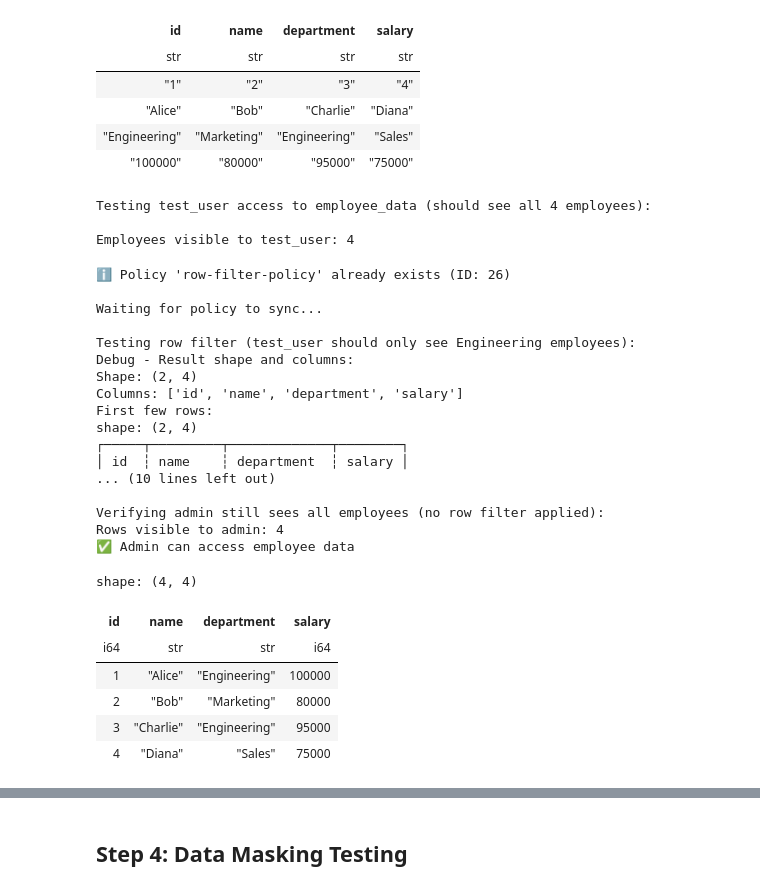
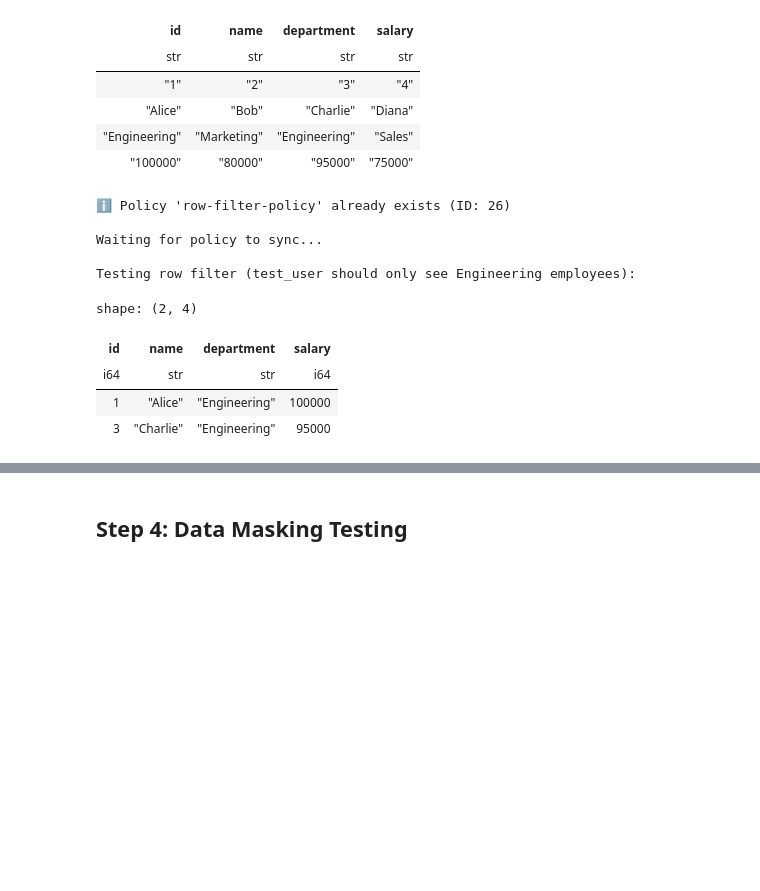
Before and after one commit to unknowntpo/gravitino-playground, a Jupyter notebook: init/jupyter/authorization/ranger-trino-authorization-test.ipynb, the cells around one changed output, grey strips where cells are left out. Cells and saved outputs as stored; diff of their text form; code cells hidden in the pictures; blank space fills up the shorter version.

Commit message:
feat: jupyter: fix data masking

```diff
--- a/init/jupyter/authorization/ranger-trino-authorization-test.ipynb
+++ b/init/jupyter/authorization/ranger-trino-authorization-test.ipynb
@@ -457,15 +451,11 @@ print("Testing test_user access to employee_data (should see all 4 employees):")
 result = execute_trino_query("SELECT * FROM memory.default.employee_data", user="test_user")
 result
 
-if isinstance(result, pl.DataFrame):
-    employee_count = len(result)
-    print(f"\nEmployees visible to test_user: {employee_count}")
-else:
-    print("\nUnable to count employees (possibly an error occurred)")
+assert isinstance(result, pl.DataFrame), f"Expected DataFrame, got: {type(result)}"
+employee_count = len(result)
+print(f"\nEmployees visible to test_user: {employee_count}")
+assert employee_count == 4, f"Should see all 4 employees initially, got: {employee_count}"
+print("✅ test_user can see all employee data before row filtering is applied")
-# %% [output]
-Testing test_user access to employee_data (should see all 4 employees):
-
-Employees visible to test_user: 4
 # %%
 # Create row filter policy to show only Engineering department
 row_filter_policy = {
@@ -490,91 +480,33 @@ row_filter_policy = {
         }
     },
     "rowFilterPolicyItems": [{
         "accesses": [{"type": "select", "isAllowed": True}],
         "users": ["test_user"],
         "groups": [],
         "rowFilterInfo": {
             "filterExpr": "department = 'Engineering'"
         }
     }]
 }
 
 policy = create_ranger_policy(row_filter_policy)
 assert policy is not None, "Failed to create row filter policy"
 
 print("\nWaiting for policy to sync...")
 time.sleep(10)  # Row filtering may need more time to sync
 
 print("\nTesting row filter (test_user should only see Engineering employees):")
 result = execute_trino_query("SELECT * FROM memory.default.employee_data", user="test_user")
-print("Debug - Result shape and columns:")
-print(f"Shape: {result.shape}")
-print(f"Columns: {result.columns}")
-print("First few rows:")
-print(result.head())
 
-# Assert that result is a DataFrame and verify row filtering
-assert isinstance(result, pl.DataFrame), f"Expected DataFrame, got: {type(result)}"
-filtered_count = len(result)
-print(f"\nRows visible to test_user: {filtered_count}")
-
-# Check if the DataFrame has the expected structure
-if len(result.columns) >= 3:
-    # Assume columns are in order: id, name, department, salary
-    department_col_index = 2  # Third column should be department
-    if len(result.columns) > department_col_index:
-        department_col_name = result.columns[department_col_index]
-        departments = set(result.get_column(department_col_name).to_list())
-
-        print(f"Department values found: {departments}")
-
-        # Check if row filtering is working - should only contain 'Engineering'
-        engineering_only = all('Engineering' in str(dept) for dept in departments if str(dept).strip())
-
-        if engineering_only and len([d for d in departments if 'Engineering' in str(d)]) > 0:
-            print("✅ Row filtering is working - test_user only sees Engineering department!")
-        else:
-            print(f"❌ Row filtering may not be active - departments: {departments}")
-            # Don't fail the test immediately, row filtering might need more time
-
-    else:
-        print("❌ DataFrame doesn't have enough columns")
-else:
-    print("❌ DataFrame structure is unexpected")
-
-print("\nVerifying admin still sees all employees (no row filter applied):")
-admin_result = execute_trino_query("SELECT * FROM memory.default.employee_data", user="admin")
-assert isinstance(admin_result, pl.DataFrame), "Admin query should return DataFrame"
-admin_count = len(admin_result)
-print(f"Rows visible to admin: {admin_count}")
-
-# Row filtering might take time to take effect, so we'll just check admin has data
-assert admin_count > 0, "Admin should see employee data"
-print("✅ Admin can access employee data")
-
-admin_result
+result
 # %% [output]
 ℹ️ Policy 'row-filter-policy' already exists (ID: 26)
 
 Waiting for policy to sync...
 
 Testing row filter (test_user should only see Engineering employees):
-Debug - Result shape and columns:
-Shape: (2, 4)
-Columns: ['id', 'name', 'department', 'salary']
-First few rows:
-shape: (2, 4)
-┌─────┬─────────┬─────────────┬────────┐
-│ id  ┆ name    ┆ department  ┆ salary │
-... (10 lines left out)
-
-Verifying admin still sees all employees (no row filter applied):
-Rows visible to admin: 4
-✅ Admin can access employee data
-shape: (4, 4)
+shape: (2, 4)
 | id | name | department | salary |
 | i64 | str | str | i64 |
 | 1 | "Alice" | "Engineering" | 100000 |
-| 2 | "Bob" | "Marketing" | 80000 |
 | 3 | "Charlie" | "Engineering" | 95000 |
-| 4 | "Diana" | "Sales" | 75000 |
```
Also changed, not shown: parts of 10 cells of this notebook.
